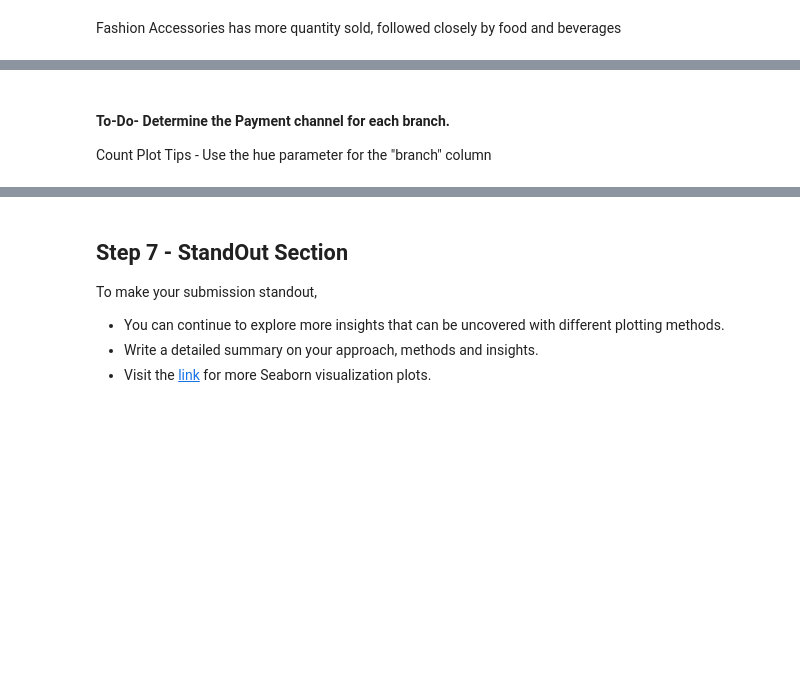
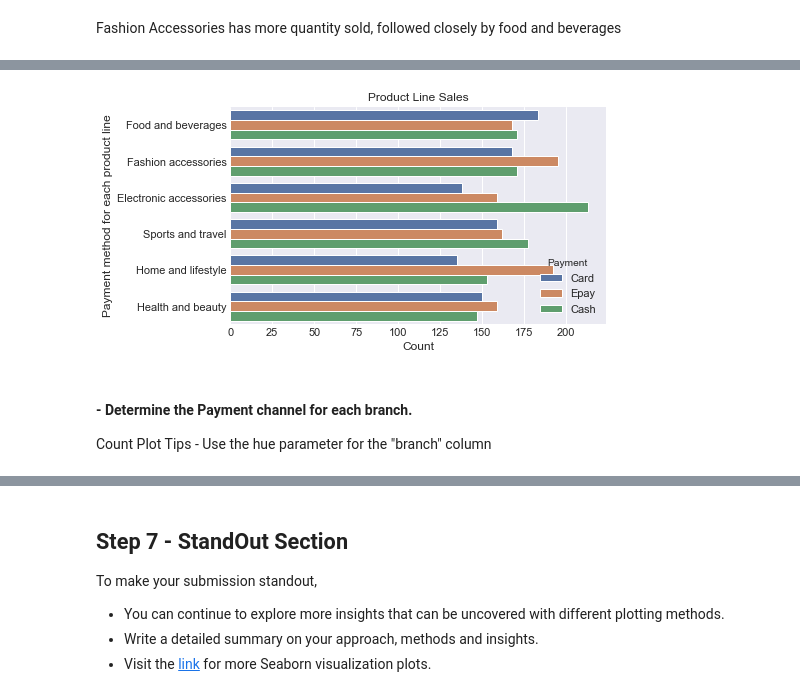
Before and after one commit to Grace2705/Data-Analysis-Project, a Jupyter notebook: Starter_notebook.ipynb, the cells around one changed output, grey strips where cells are left out. Drawn from its saved outputs; the diff is of its cells as text; code cells hidden in the pictures; blank space fills up the shorter version.

```diff
--- a/Starter_notebook.ipynb
+++ b/Starter_notebook.ipynb
@@ -511,3 +507,12 @@ plt.show()
+# %%
+ax = sns.countplot(y= 'Product line', data= merged, hue = 'Payment')
+ax.set_title('Product Line Sales')
+plt.ylabel('Payment method for each product line')
+plt.xlabel('Count')
+
+plt.show()
+# %% [output]
+[figure, added]
 # %% [markdown]
-#### To-Do- Determine the Payment channel for each branch.
+#### - Determine the Payment channel for each branch.
 Count Plot Tips - Use the hue parameter for the "branch" column
```
Also changed, not shown: parts of 21 cells of this notebook, 1 other file.
